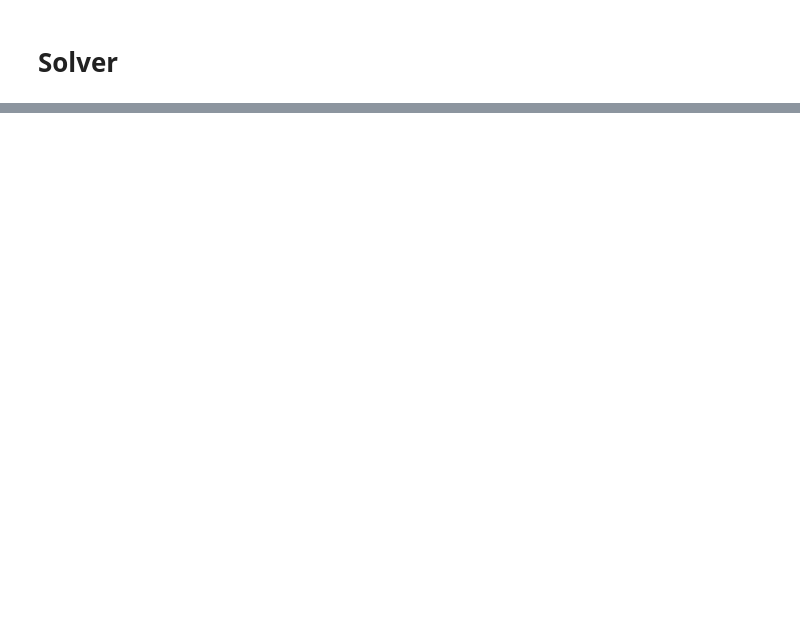
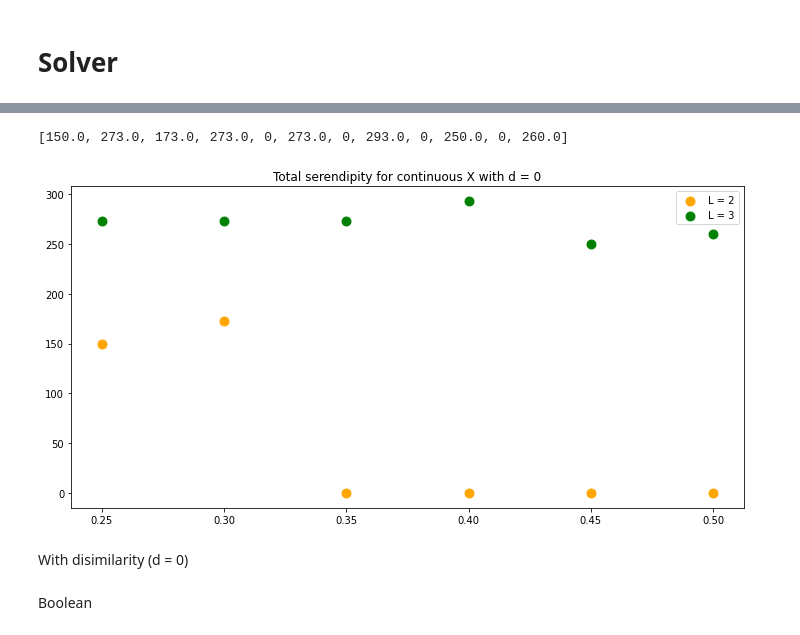
Before and after one commit to giannhskod/rec_sys_project, a Jupyter notebook: notebooks/Problem-B.ipynb, the cells around one changed output, grey strips where cells are left out. Cells and saved outputs as stored; diff of their text form; code cells hidden in the pictures; blank space fills up the shorter version.

```diff
--- a/notebooks/Problem-B.ipynb
+++ b/notebooks/Problem-B.ipynb
@@ -349,0 +645,16 @@ model('assign') is not the default model.
+# %%
+theta_results = []
+recommendations_results = []
+serendipity_results_cont = []
+# %%
+for theta in theta_values:
+    for recommendations in recommendations_values:
+        theta_results.append(theta)
+        recommendations_results.append(recommendations)
+        score, matrix, recommendations_pairs = serendipity_recommendation_solver(theta, recommendations, 1)
+        total_serendipity = 0
+        if len(recommendations_pairs) > 0:
+            for u in recommendations_pairs['userId'].unique():
+                for m in recommendations_pairs['movieId'].unique():
+                    total_serendipity += predicted[(similarities_user_movies[(u,m)], rated_movies_popularity[m])]
+        serendipity_results_cont.append(total_serendipity)
@@ -349,0 +674,27 @@ model('assign') is not the default model.
+# %%
+serendipity_results_cont
+# %% [output]
+[150.0, 273.0, 173.0, 273.0, 0, 273.0, 0, 293.0, 0, 250.0, 0, 260.0]
+# %%
+serendipity_results_cont_df = pd.DataFrame(
+            {'theta': theta_results,
+             'total_serendipity': serendipity_results_cont,
+             'L': recommendations_results
+            })
+
+df1 = serendipity_results_cont_df.loc[serendipity_results_cont_df['L'] == 2]
+df2 = serendipity_results_cont_df.loc[serendipity_results_cont_df['L'] == 3]
+
+plt.figure(figsize=(10, 5))
+plt.scatter(df1.theta, df1.total_serendipity, c='orange', s=80, label='L = 2')
+plt.scatter(df1.theta, df2.total_serendipity, c='green', s=80, label='L = 3')
+plt.legend()
+plt.tight_layout()
+plt.title('Total serendipity for continuous X with d = 0')
+plt.show()
+# %% [output]
+[figure, added]
+# %% [markdown]
+With disimilarity (d = 0)
+# %% [markdown]
+Boolean
```
Also changed, not shown: parts of 53 cells of this notebook.
